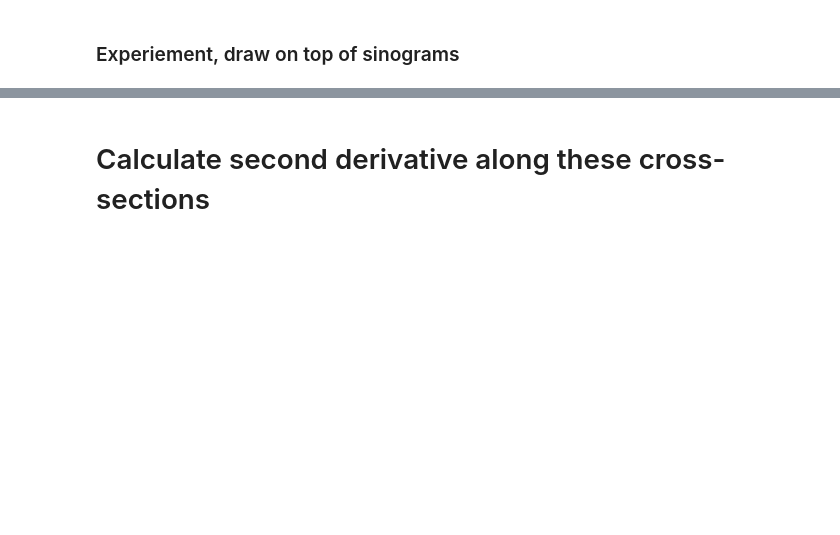
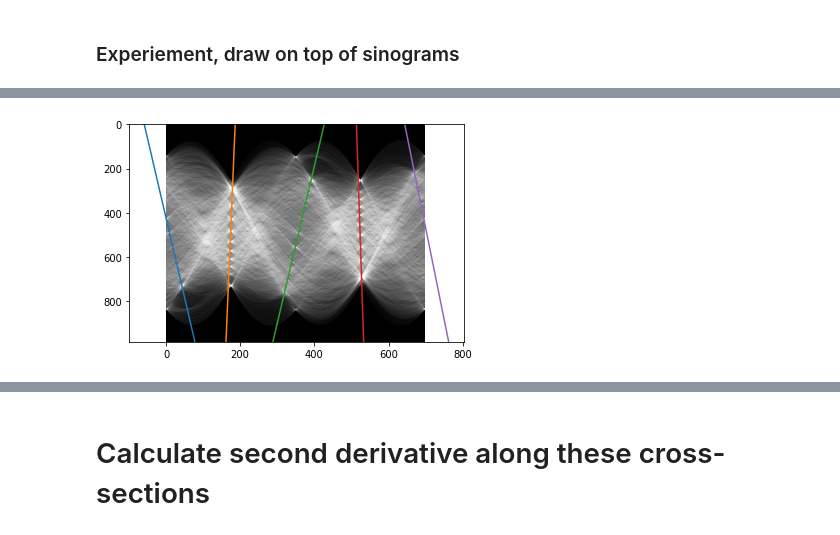
Before and after one commit to SamRapier/DigitisingChess, a Jupyter notebook: ChessBoardGridSegmentation.ipynb, the cells around one changed output, grey strips where cells are left out. Cells and saved outputs as stored; diff of their text form; code cells hidden in the pictures; blank space fills up the shorter version.

```diff
--- a/ChessBoardGridSegmentation.ipynb
+++ b/ChessBoardGridSegmentation.ipynb
@@ -456,3 +495,7 @@ drawLinesOntop(sinogram, gradientsArr, lineArr)
+# %%
+drawLinesOntop(bestLinePoints1, gradientsArr, lineArr)
+# %% [output]
+[figure, added]
 # %%
 drawLinesOntop(bestLinePoints2, gradientsArr, lineArr)
 # %% [output]
```
Also changed, not shown: parts of 15 cells of this notebook.
